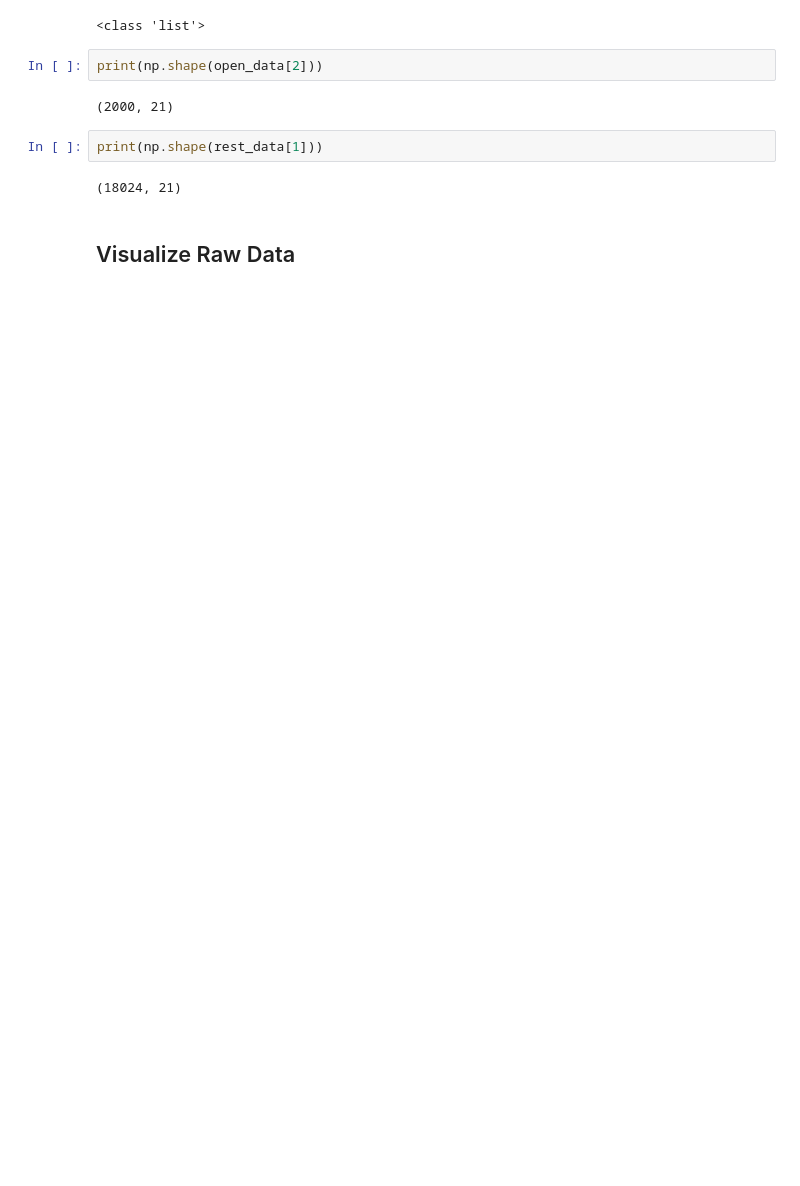
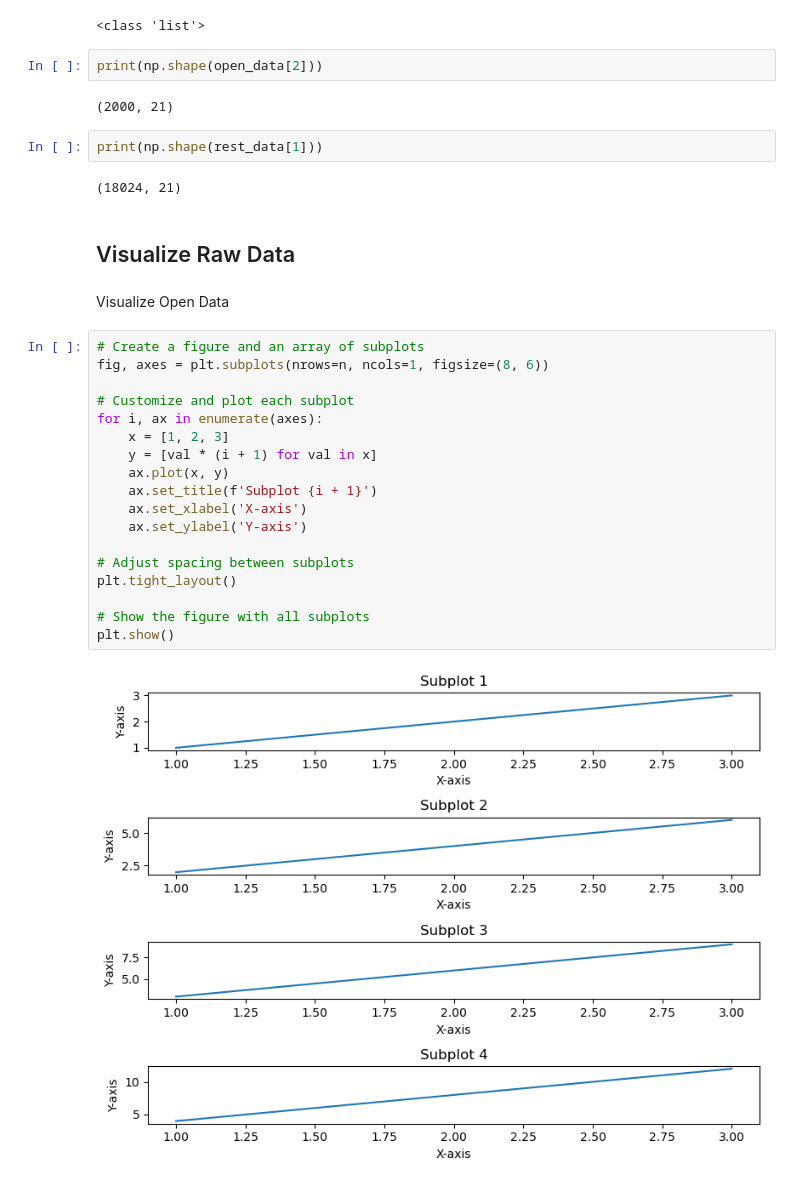
Before and after one commit to XueqianDeng/meta, a Jupyter notebook: Standard_Version/analysis.ipynb, the cells around one changed output. Saved outputs shown, nothing was run; the diff lists cells and outputs as text; blank space fills up the shorter version.

Commit message:
visual

```diff
--- a/Standard_Version/analysis.ipynb
+++ b/Standard_Version/analysis.ipynb
@@ -50,3 +51,25 @@ print(np.shape(rest_data[1]))
 (18024, 21)
 # %% [markdown]
 ## Visualize Raw Data
+# %% [markdown]
+Visualize Open Data
+# %%
+# Create a figure and an array of subplots
+fig, axes = plt.subplots(nrows=n, ncols=1, figsize=(8, 6))
+
+# Customize and plot each subplot
+for i, ax in enumerate(axes):
+    x = [1, 2, 3]
+    y = [val * (i + 1) for val in x]
+    ax.plot(x, y)
+    ax.set_title(f'Subplot {i + 1}')
+    ax.set_xlabel('X-axis')
+    ax.set_ylabel('Y-axis')
+
+# Adjust spacing between subplots
+plt.tight_layout()
+
+# Show the figure with all subplots
+plt.show()
+# %% [output]
+[figure, added]
```
Also changed, not shown: parts of 2 cells of this notebook.
